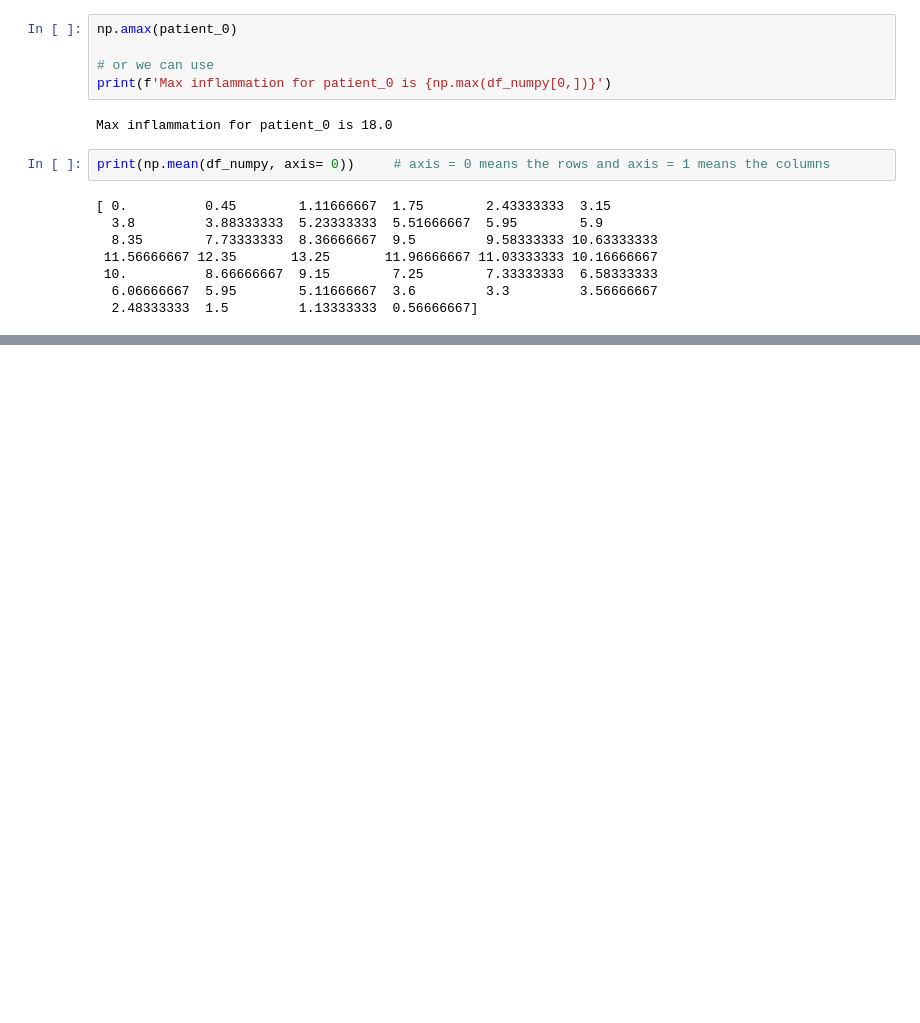
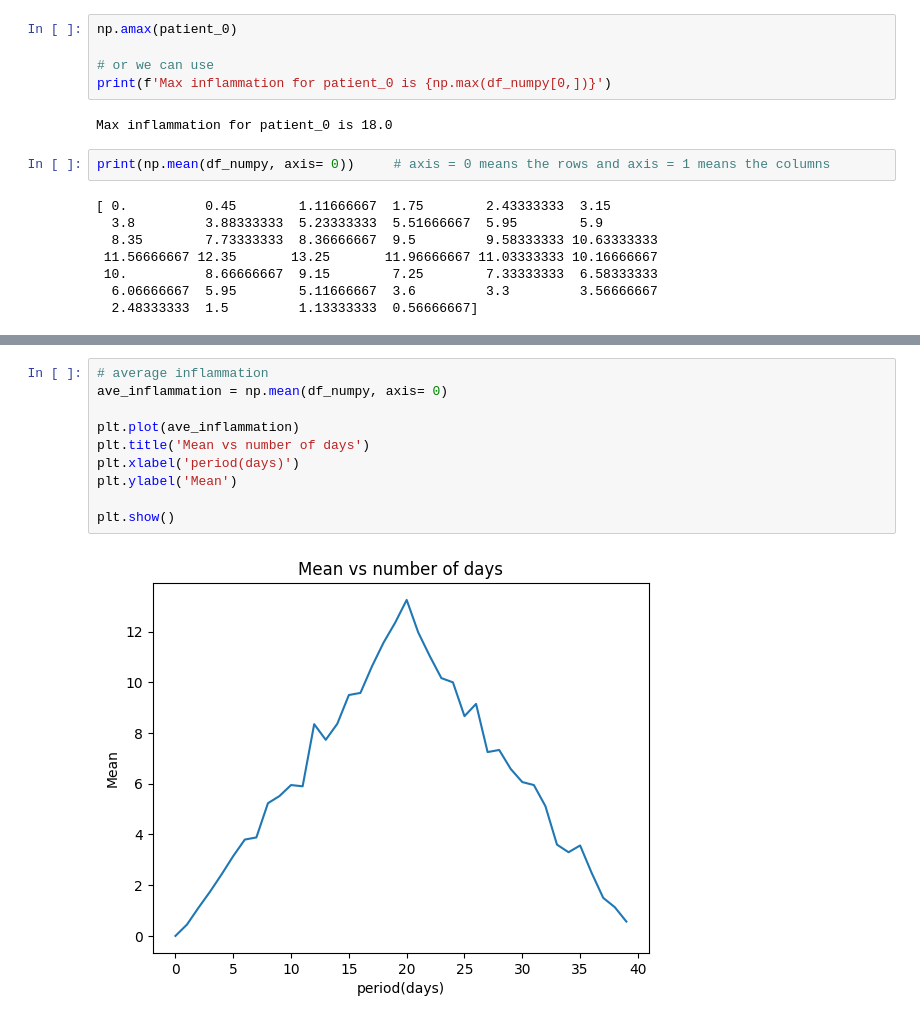
Before and after one commit to topollonaketsana/Data_Analysis, a Jupyter notebook: NIthec workshop/notebook/inflammation.ipynb, the cells around one changed output, grey strips where cells are left out. Saved outputs shown, nothing was run; the diff lists cells and outputs as text; blank space fills up the shorter version.

```diff
--- a/NIthec workshop/notebook/inflammation.ipynb
+++ b/NIthec workshop/notebook/inflammation.ipynb
@@ -121,0 +132,12 @@ print(np.mean(df_numpy, axis= 0))     # axis = 0 means the rows and axis = 1 mea
+# %%
+# average inflammation
+ave_inflammation = np.mean(df_numpy, axis= 0)
+
+plt.plot(ave_inflammation)
+plt.title('Mean vs number of days')
+plt.xlabel('period(days)')
+plt.ylabel('Mean')
+
+plt.show()
+# %% [output]
+[figure, added]
```
Also changed, not shown: parts of 10 cells of this notebook.
